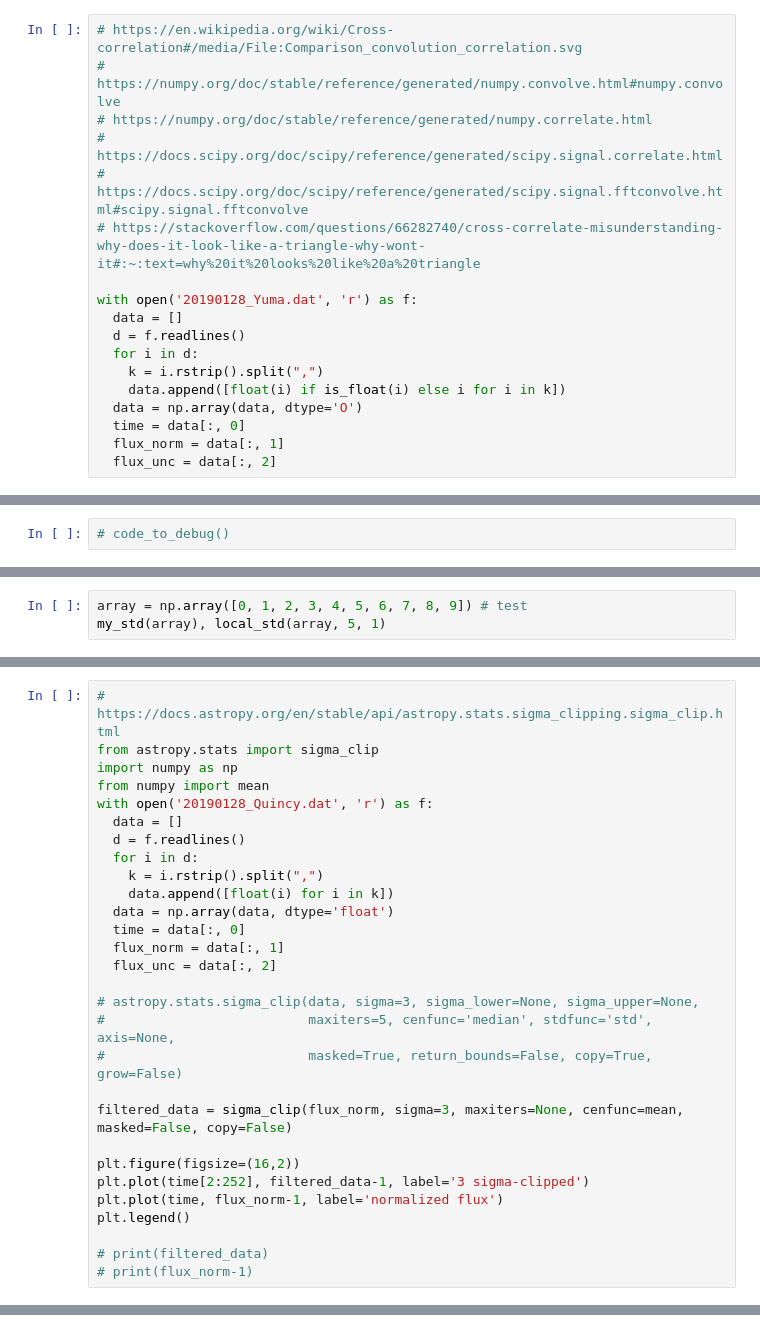
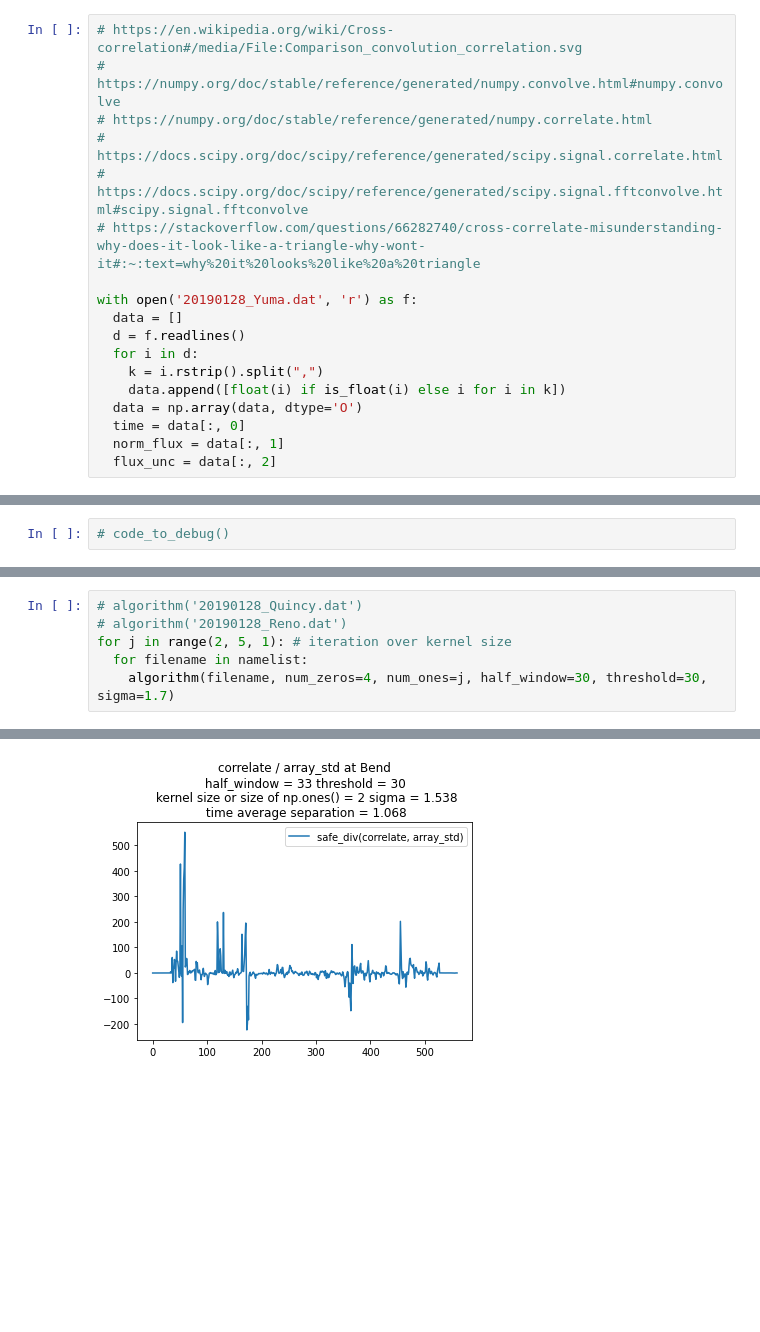
Before and after one commit to AntonioVitalic/AS4107-Investigacion-Dirigida, a Jupyter notebook: Tests_inv_dirigida.ipynb, the cells around one changed output, grey strips where cells are left out. Drawn from its saved outputs; the diff is of its cells as text; blank space fills up the shorter version.

```diff
--- a/Tests_inv_dirigida.ipynb
+++ b/Tests_inv_dirigida.ipynb
@@ -371,7 +297,7 @@ with open('20190128_Yuma.dat', 'r') as f:
     data.append([float(i) if is_float(i) else i for i in k])
   data = np.array(data, dtype='O')
   time = data[:, 0]
-  flux_norm = data[:, 1]
+  norm_flux = data[:, 1]
   flux_unc = data[:, 2]
 # %%
 a = np.zeros(4)
@@ -676,3 +472,0 @@ def local_std(array, position, wd_size):
-# %%
-array = np.array([0, 1, 2, 3, 4, 5, 6, 7, 8, 9]) # test
-my_std(array), local_std(array, 5, 1)
@@ -890,29 +501,0 @@ plt.legend();
-# %%
-# https://docs.astropy.org/en/stable/api/astropy.stats.sigma_clipping.sigma_clip.html
-from astropy.stats import sigma_clip
-import numpy as np
-from numpy import mean
-with open('20190128_Quincy.dat', 'r') as f:
-  data = []
-  d = f.readlines()
-  for i in d:
-    k = i.rstrip().split(",")
-    data.append([float(i) for i in k])
-  data = np.array(data, dtype='float')
-  time = data[:, 0]
-  flux_norm = data[:, 1]
-  flux_unc = data[:, 2]
-
-# astropy.stats.sigma_clip(data, sigma=3, sigma_lower=None, sigma_upper=None,
-#                          maxiters=5, cenfunc='median', stdfunc='std', axis=None,
-#                          masked=True, return_bounds=False, copy=True, grow=False)
-
-filtered_data = sigma_clip(flux_norm, sigma=3, maxiters=None, cenfunc=mean, masked=False, copy=False)
-
-plt.figure(figsize=(16,2))
-plt.plot(time[2:252], filtered_data-1, label='3 sigma-clipped')
-plt.plot(time, flux_norm-1, label='normalized flux')
-plt.legend()
-
-# print(filtered_data)
-# print(flux_norm-1)
@@ -990,0 +783,7 @@ algorithm(namelist)
+# %%
+# algorithm('20190128_Quincy.dat')
+# algorithm('20190128_Reno.dat')
+for j in range(2, 5, 1): # iteration over kernel size
+  for filename in namelist:
+    algorithm(filename, num_zeros=4, num_ones=j, half_window=30, threshold=30, sigma=1.7)
+# %% [output]
@@ -990,0 +793 @@ algorithm(namelist)
+[figure, added]
```
Also changed, not shown: parts of 30 cells of this notebook.
